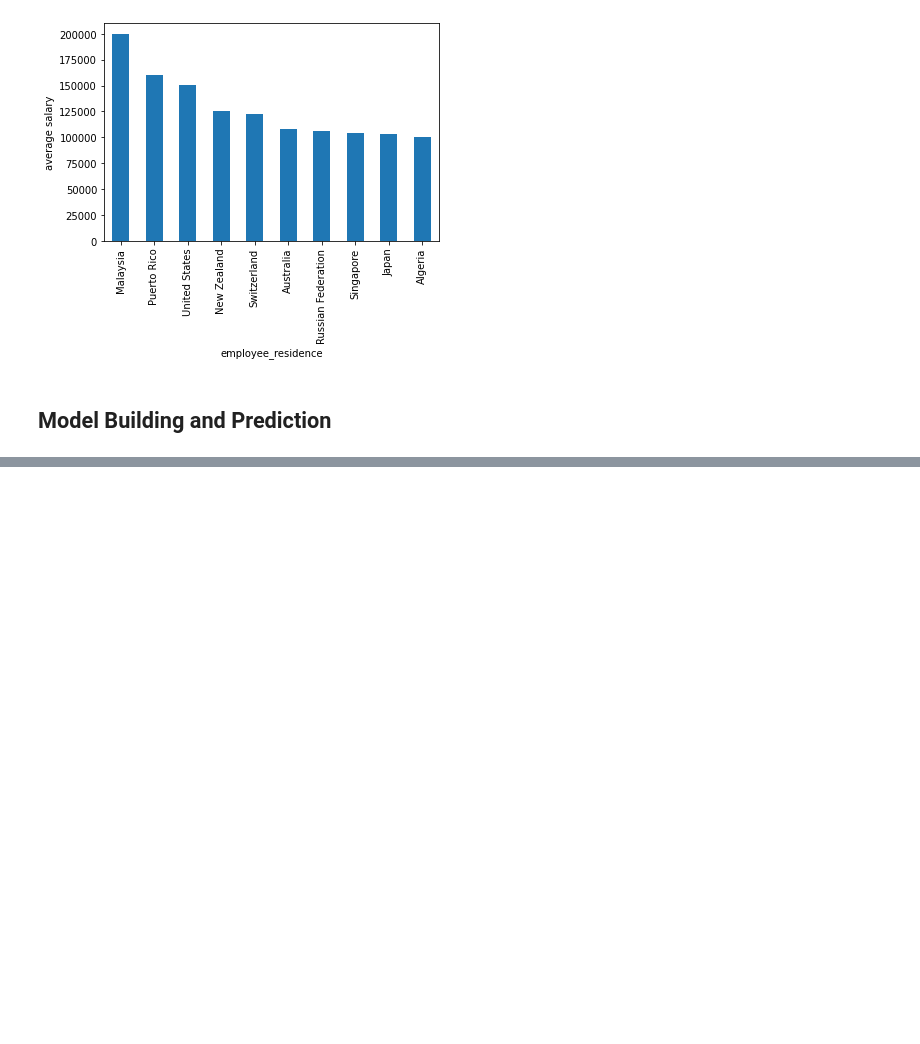
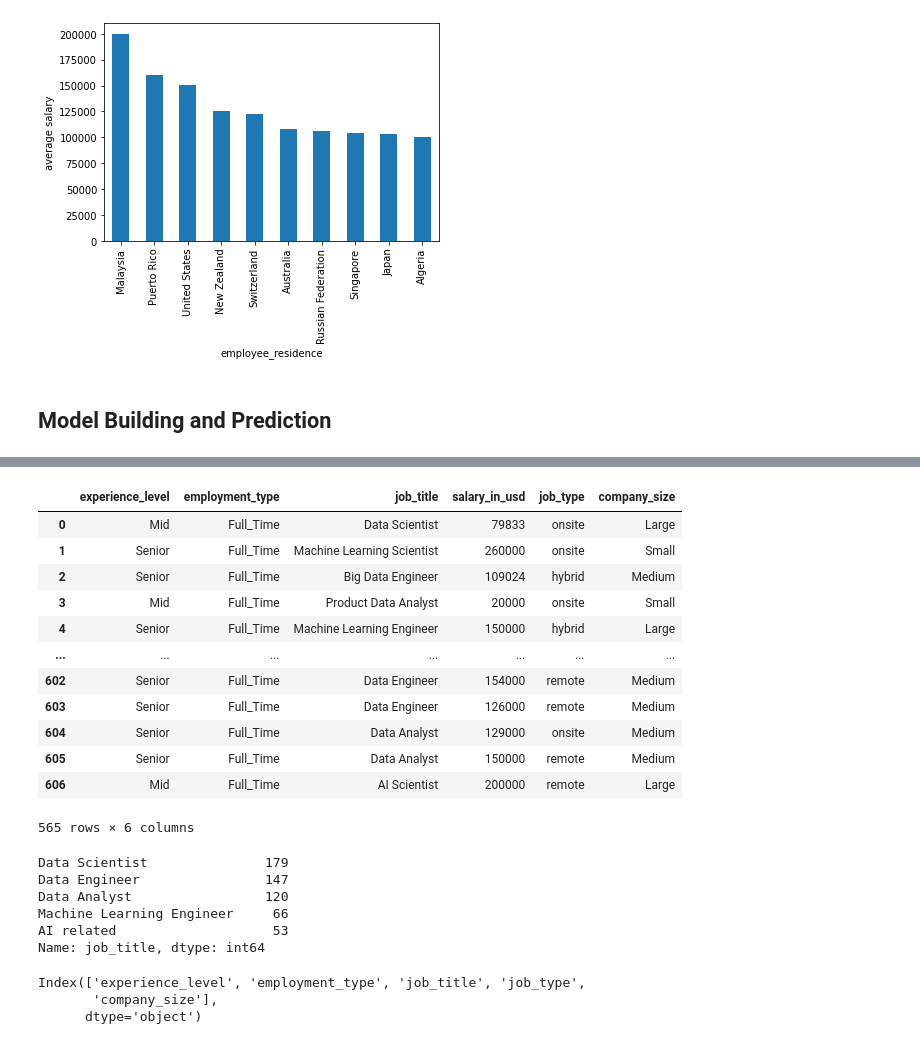
Before and after one commit to Suyog-Dhakal/DataScience-Projects, a Jupyter notebook: DataScienceSalaryPrediction/DataScienceSalaryPrediction.ipynb, the cells around one changed output, grey strips where cells are left out. Drawn from its saved outputs; the diff is of its cells as text; code cells hidden in the pictures; blank space fills up the shorter version.

```diff
--- a/DataScienceSalaryPrediction/DataScienceSalaryPrediction.ipynb
+++ b/DataScienceSalaryPrediction/DataScienceSalaryPrediction.ipynb
@@ -445,0 +477,17 @@ plt.show()
+# %%
+df3.drop(['employee_residence','company_location','work_year'],axis=1,inplace=True)
+df3
+# %% [output]
+|  | experience_level | employment_type | job_title | salary_in_usd | job_type | company_size |
+| 0 | Mid | Full_Time | Data Scientist | 79833 | onsite | Large |
+| 1 | Senior | Full_Time | Machine Learning Scientist | 260000 | onsite | Small |
+| 2 | Senior | Full_Time | Big Data Engineer | 109024 | hybrid | Medium |
+| 3 | Mid | Full_Time | Product Data Analyst | 20000 | onsite | Small |
+| 4 | Senior | Full_Time | Machine Learning Engineer | 150000 | hybrid | Large |
+| ... | ... | ... | ... | ... | ... | ... |
+| 602 | Senior | Full_Time | Data Engineer | 154000 | remote | Medium |
+| 603 | Senior | Full_Time | Data Engineer | 126000 | remote | Medium |
+| 604 | Senior | Full_Time | Data Analyst | 129000 | onsite | Medium |
+| 605 | Senior | Full_Time | Data Analyst | 150000 | remote | Medium |
+| 606 | Mid | Full_Time | AI Scientist | 200000 | remote | Large |
+565 rows × 6 columns
@@ -445,0 +509,18 @@ plt.show()
+# %%
+for i in df3['job_title']:
+    grouping_jobs(i)
+print(df3['job_title'].value_counts())
+# %% [output]
+Data Scientist               179
+Data Engineer                147
+Data Analyst                 120
+Machine Learning Engineer     66
+AI related                    53
+Name: job_title, dtype: int64
+# %%
+categorical_data = df3.select_dtypes(include='object').columns
+categorical_data
+# %% [output]
+Index(['experience_level', 'employment_type', 'job_title', 'job_type',
+       'company_size'],
+      dtype='object')
```
Also changed, not shown: parts of 13 cells of this notebook.
